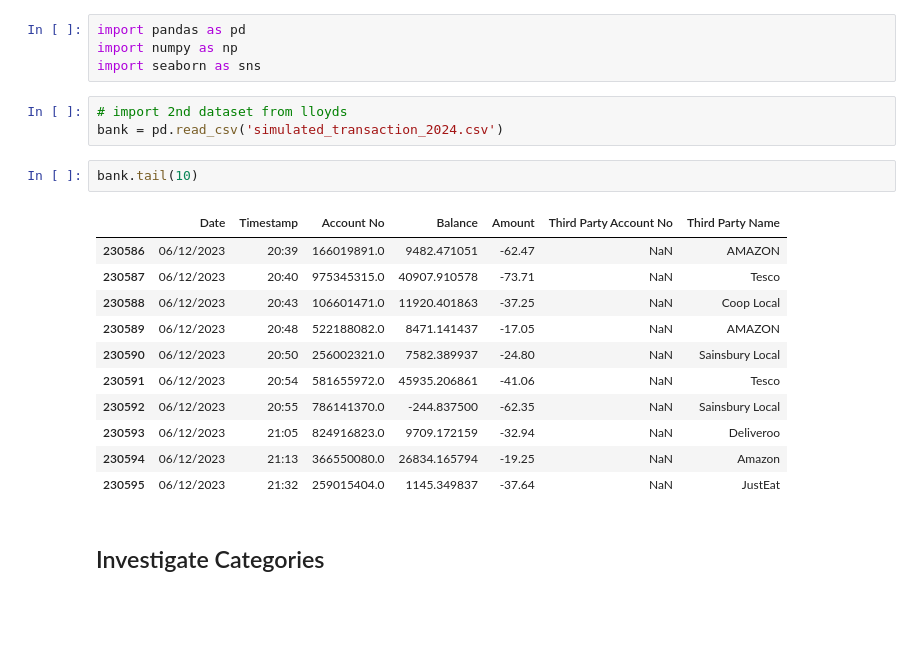
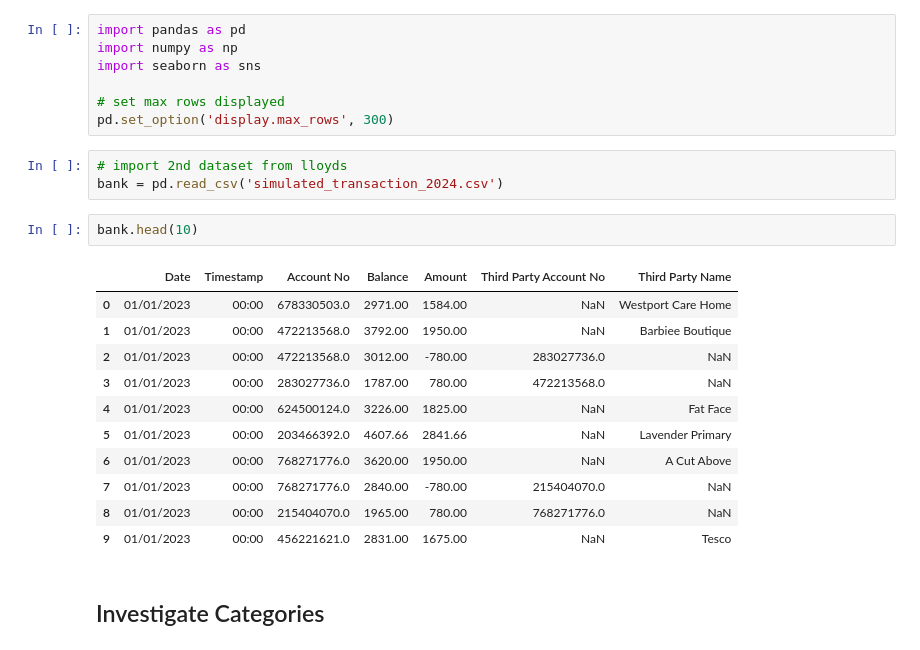
Before and after one commit to UoB-DSMP-2023-24/dsmp-2024-group-38, a Jupyter notebook: EDA_dataset2_DonJoseph.ipynb, the cells around one changed output. Saved outputs shown, nothing was run; the diff lists cells and outputs as text; blank space fills up the shorter version.

```diff
--- a/EDA_dataset2_DonJoseph.ipynb
+++ b/EDA_dataset2_DonJoseph.ipynb
@@ -2,23 +2,26 @@
 import pandas as pd
 import numpy as np
 import seaborn as sns
+
+# set max rows displayed
+pd.set_option('display.max_rows', 300)
 # %%
 # import 2nd dataset from lloyds
 bank = pd.read_csv('simulated_transaction_2024.csv')
 # %%
-bank.tail(10)
+bank.head(10)
 # %% [output]
 |  | Date | Timestamp | Account No | Balance | Amount | Third Party Account No | Third Party Name |
-| 230586 | 06/12/2023 | 20:39 | 166019891.0 | 9482.471051 | -62.47 | NaN | AMAZON |
-| 230587 | 06/12/2023 | 20:40 | 975345315.0 | 40907.910578 | -73.71 | NaN | Tesco |
-| 230588 | 06/12/2023 | 20:43 | 106601471.0 | 11920.401863 | -37.25 | NaN | Coop Local |
-| 230589 | 06/12/2023 | 20:48 | 522188082.0 | 8471.141437 | -17.05 | NaN | AMAZON |
-| 230590 | 06/12/2023 | 20:50 | 256002321.0 | 7582.389937 | -24.80 | NaN | Sainsbury Local |
-| 230591 | 06/12/2023 | 20:54 | 581655972.0 | 45935.206861 | -41.06 | NaN | Tesco |
-| 230592 | 06/12/2023 | 20:55 | 786141370.0 | -244.837500 | -62.35 | NaN | Sainsbury Local |
-| 230593 | 06/12/2023 | 21:05 | 824916823.0 | 9709.172159 | -32.94 | NaN | Deliveroo |
-| 230594 | 06/12/2023 | 21:13 | 366550080.0 | 26834.165794 | -19.25 | NaN | Amazon |
-| 230595 | 06/12/2023 | 21:32 | 259015404.0 | 1145.349837 | -37.64 | NaN | JustEat |
+| 0 | 01/01/2023 | 00:00 | 678330503.0 | 2971.00 | 1584.00 | NaN | Westport Care Home |
+| 1 | 01/01/2023 | 00:00 | 472213568.0 | 3792.00 | 1950.00 | NaN | Barbiee Boutique |
+| 2 | 01/01/2023 | 00:00 | 472213568.0 | 3012.00 | -780.00 | 283027736.0 | NaN |
+| 3 | 01/01/2023 | 00:00 | 283027736.0 | 1787.00 | 780.00 | 472213568.0 | NaN |
+| 4 | 01/01/2023 | 00:00 | 624500124.0 | 3226.00 | 1825.00 | NaN | Fat Face |
+| 5 | 01/01/2023 | 00:00 | 203466392.0 | 4607.66 | 2841.66 | NaN | Lavender Primary |
+| 6 | 01/01/2023 | 00:00 | 768271776.0 | 3620.00 | 1950.00 | NaN | A Cut Above |
+| 7 | 01/01/2023 | 00:00 | 768271776.0 | 2840.00 | -780.00 | 215404070.0 | NaN |
+| 8 | 01/01/2023 | 00:00 | 215404070.0 | 1965.00 | 780.00 | 768271776.0 | NaN |
+| 9 | 01/01/2023 | 00:00 | 456221621.0 | 2831.00 | 1675.00 | NaN | Tesco |
 # %% [markdown]
 ## Investigate Categories
 # %%
```
Also changed, not shown: parts of 15 cells of this notebook.
